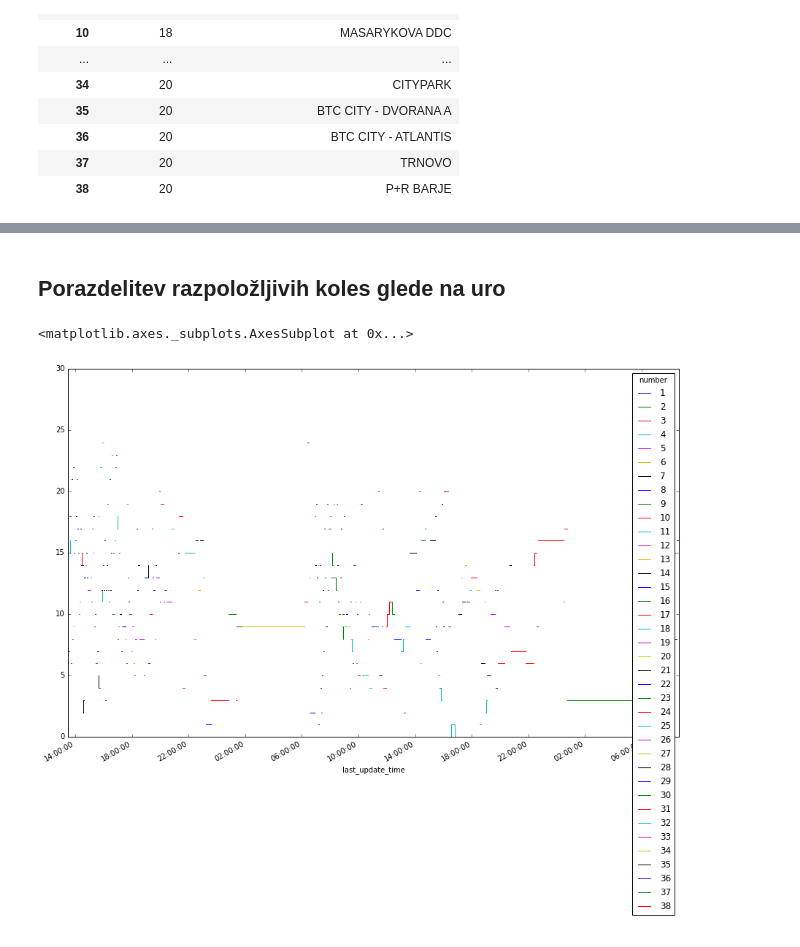
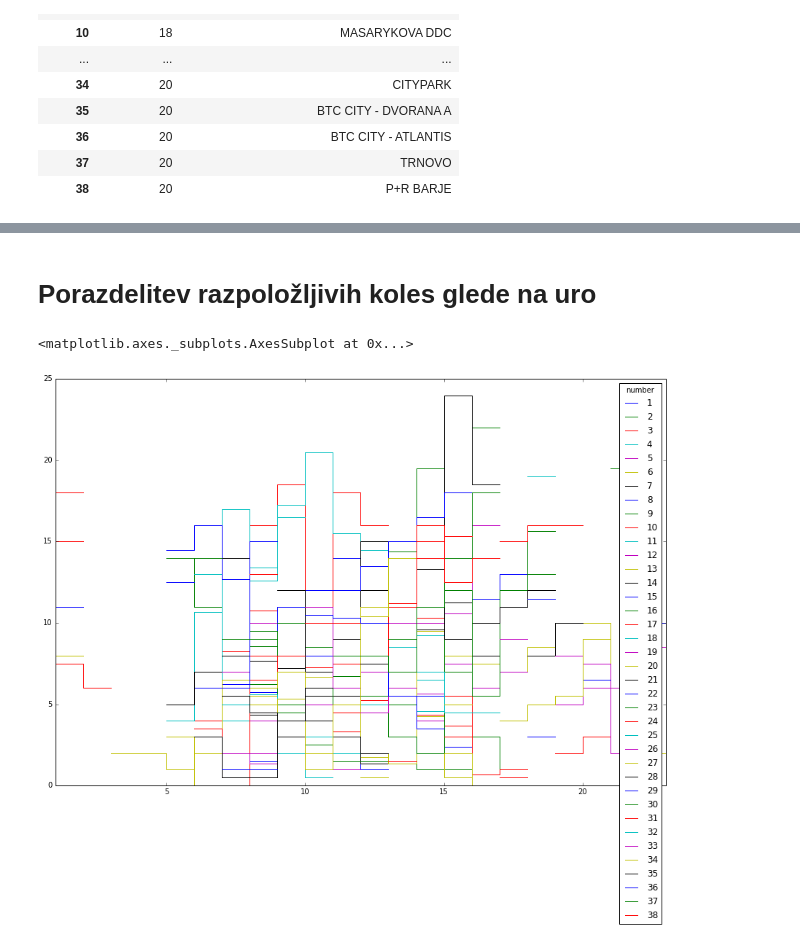
Before and after one commit to KrOstir/varia, a Jupyter notebook: bicikelj_analyze.ipynb, the cells around one changed output, grey strips where cells are left out. Saved outputs shown, nothing was run; the diff lists cells and outputs as text; code cells hidden in the pictures.

```diff
--- a/bicikelj_analyze.ipynb
+++ b/bicikelj_analyze.ipynb
@@ -122,2 +122,3 @@ station_data_full.head()
 # %%
-station_data_available = station_data_full.pivot(columns='number', values='available_bike_stands')
+station_data_stands = station_data_full.pivot(columns='number', values='available_bike_stands')
+station_data_bikes = station_data_full.pivot(columns='number', values='available_bikes')
@@ -134,0 +125,4 @@ station_data_hour.head()
+# %%
+station_data_stands_hour = station_data_stands.groupby(station_data_stands.index.hour).aggregate("mean")
+station_data_bikes_hour = station_data_bikes.groupby(station_data_bikes.index.hour).aggregate("mean")
+station_data_bikes_hour
@@ -135,3 +148,3 @@ station_data_hour.head()
 # %% [markdown]
-## Porazdelitev razpoložljivih koles glede na uro
+# Porazdelitev razpoložljivih koles glede na uro
 # %%
@@ -151,7 +164,7 @@ for col in station_data_hour.columns:
     close()
 pdf.close()
 # %%
-station_data_available.plot(linestyle="steps")
+station_data_bikes_hour.plot(linestyle="steps")
 # %% [output]
 <matplotlib.axes._subplots.AxesSubplot at 0x...>
-[figure, old version]
+[figure, new version]
```
Also changed, not shown: parts of 25 cells of this notebook.
